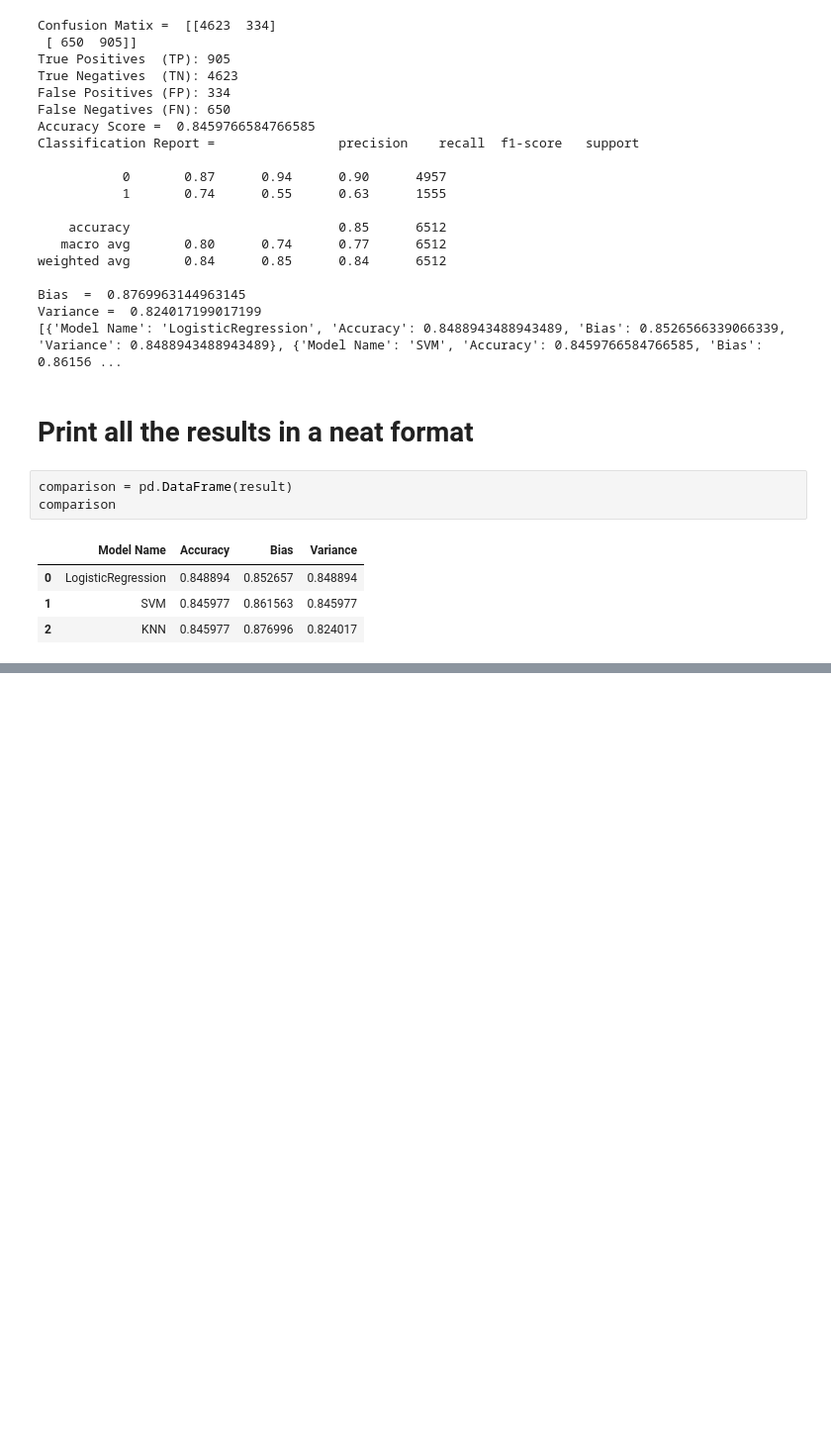
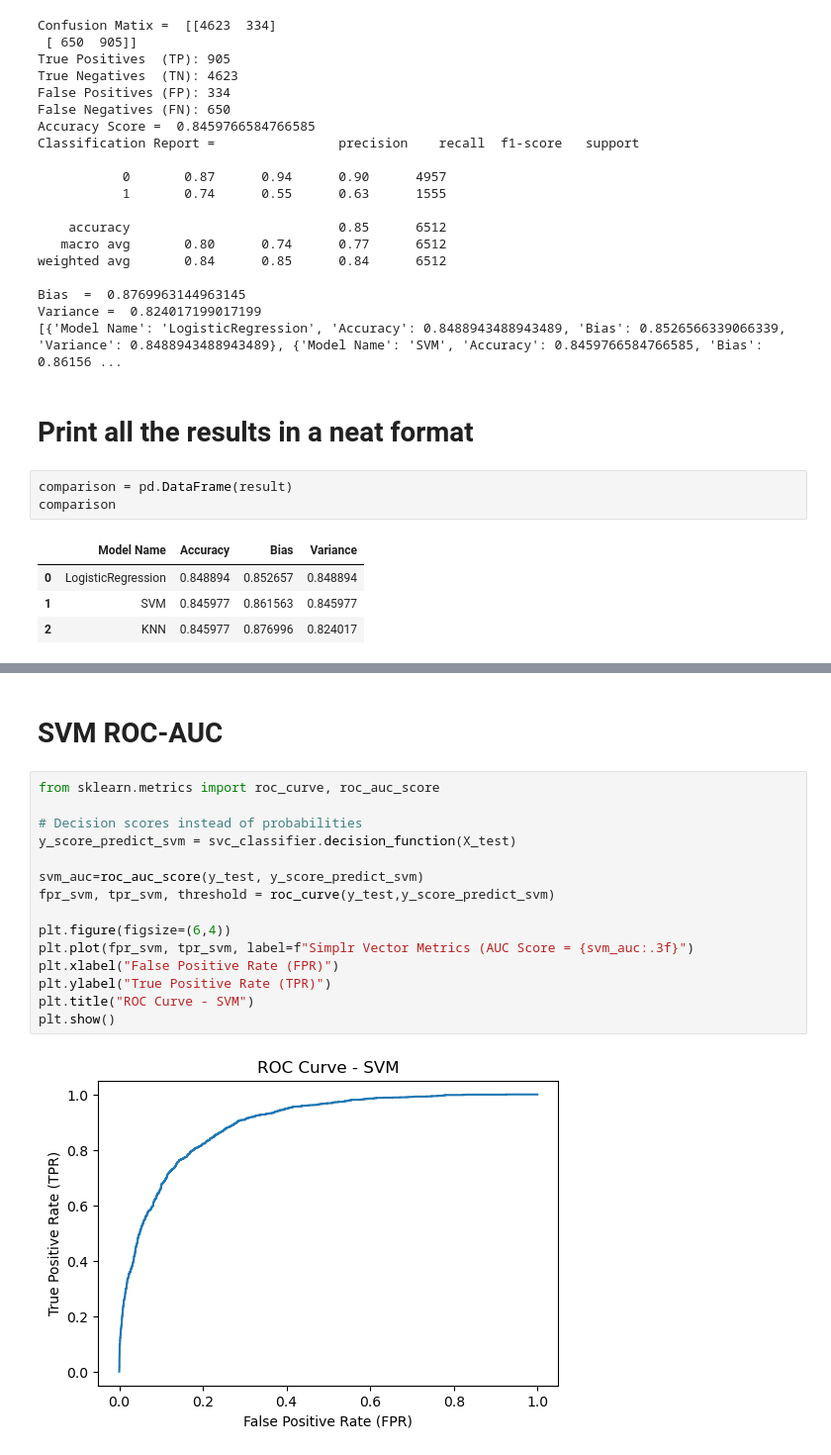
Before and after one commit to jayacpc9/FSDS_Classes, a Jupyter notebook: Python_Workspace/ML/THOMPSON_REUTER_homework/Homework_Thompson_07212026.ipynb, the cells around one changed output, grey strips where cells are left out. Shown at 99% size. Saved outputs shown, nothing was run; the diff lists cells and outputs as text; blank space fills up the shorter version.

```diff
--- a/Python_Workspace/ML/THOMPSON_REUTER_homework/Homework_Thompson_07212026.ipynb
+++ b/Python_Workspace/ML/THOMPSON_REUTER_homework/Homework_Thompson_07212026.ipynb
@@ -516,0 +536,19 @@ comparison
+# %% [markdown]
+# SVM ROC-AUC
+# %%
+from sklearn.metrics import roc_curve, roc_auc_score
+
+# Decision scores instead of probabilities
+y_score_predict_svm = svc_classifier.decision_function(X_test)
+
+svm_auc=roc_auc_score(y_test, y_score_predict_svm)
+fpr_svm, tpr_svm, threshold = roc_curve(y_test,y_score_predict_svm)
+
+plt.figure(figsize=(6,4))
+plt.plot(fpr_svm, tpr_svm, label=f"Simplr Vector Metrics (AUC Score = {svm_auc:.3f}")
+plt.xlabel("False Positive Rate (FPR)")
+plt.ylabel("True Positive Rate (TPR)")
+plt.title("ROC Curve - SVM")
+plt.show()
+# %% [output]
+[figure, added]
```
Also changed, not shown: parts of 6 cells of this notebook.
